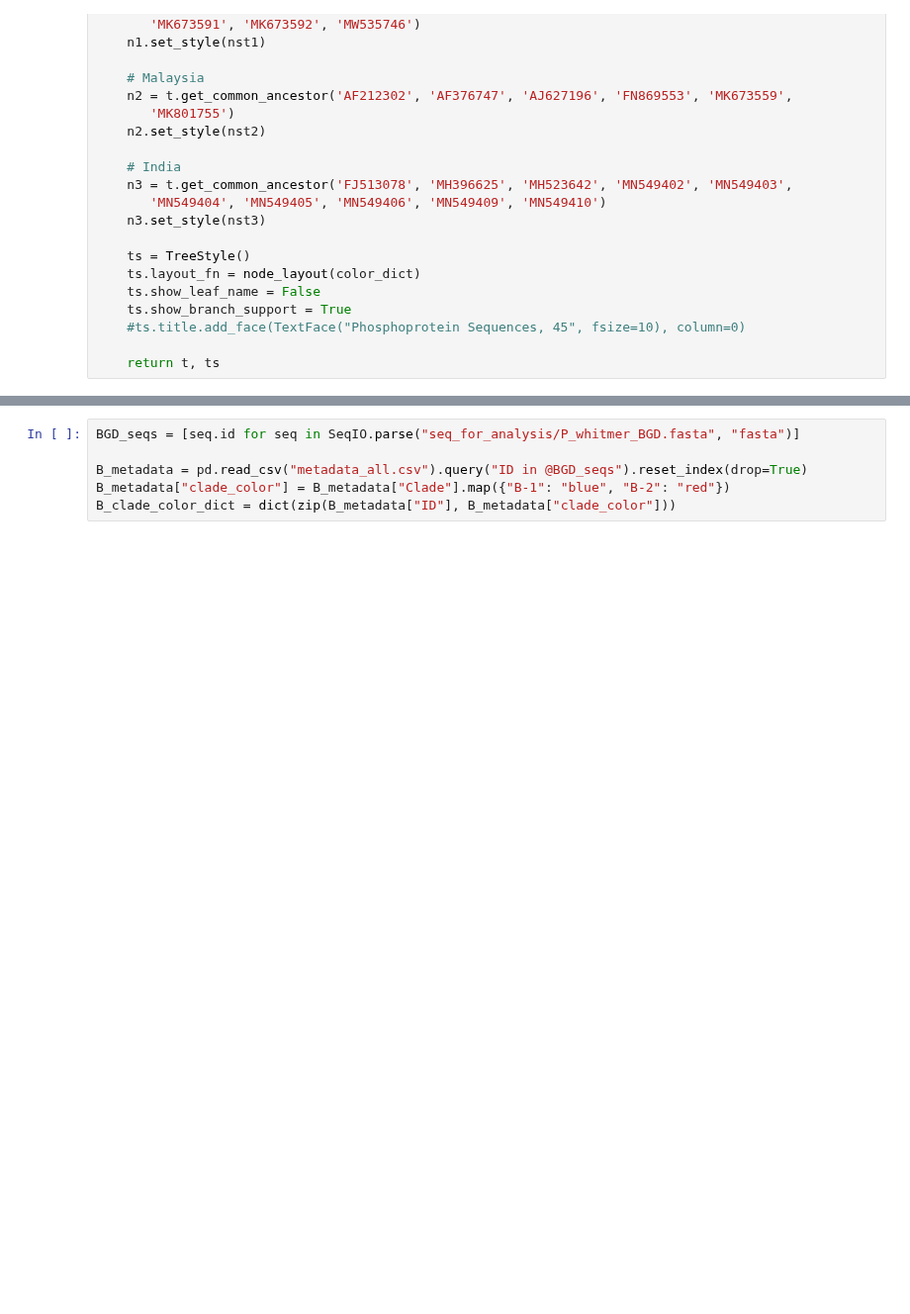
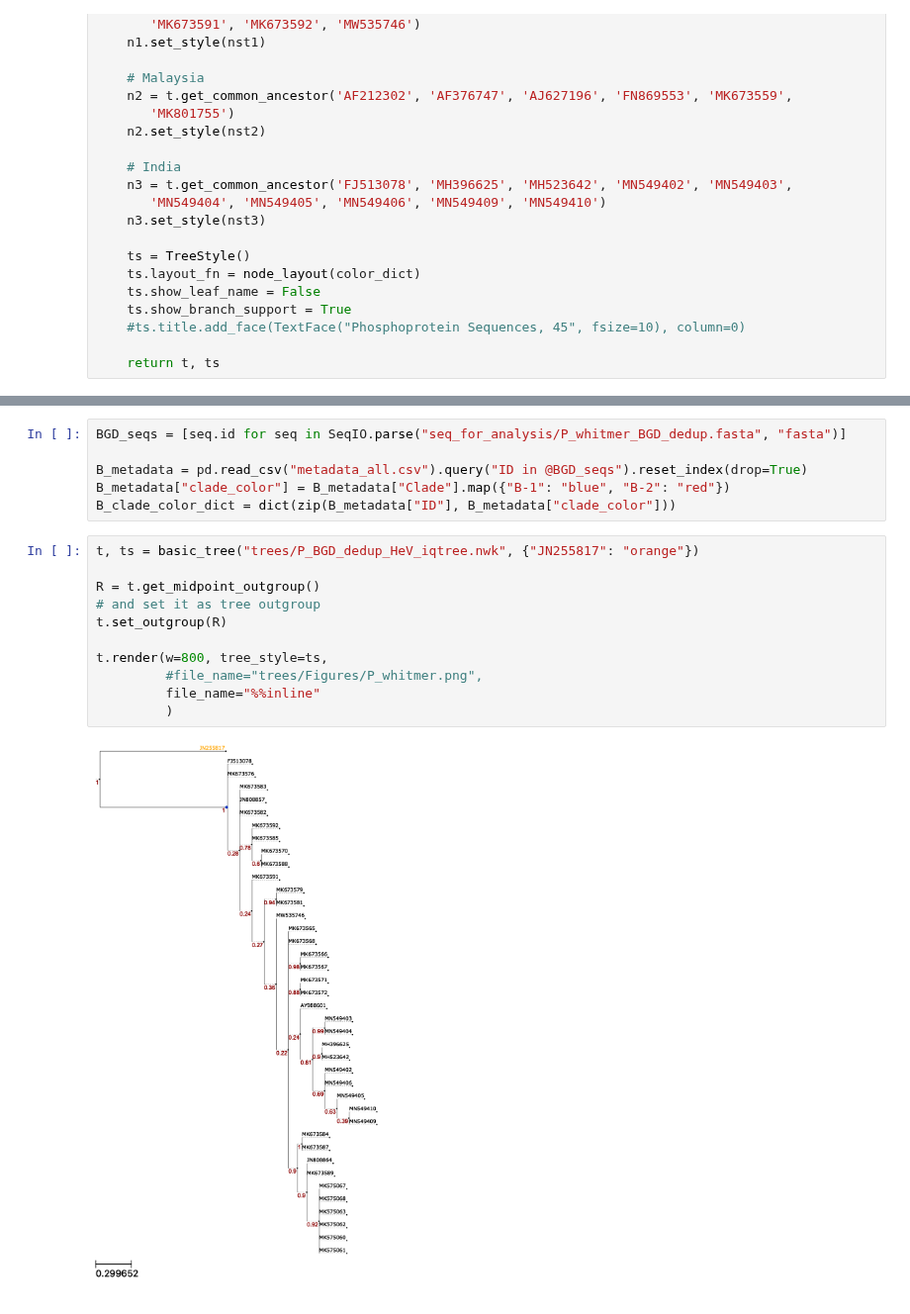
Before and after one commit to sanju99/niv_evo, a Jupyter notebook: trees.ipynb, the cells around one changed output, grey strips where cells are left out. Shown at 99% size. Saved outputs shown, nothing was run; the diff lists cells and outputs as text; blank space fills up the shorter version.

```diff
--- a/trees.ipynb
+++ b/trees.ipynb
@@ -125,7 +147,20 @@ def tree_with_color_swatches(tree_file, color_dict, out_group=None):
 # %%
-BGD_seqs = [seq.id for seq in SeqIO.parse("seq_for_analysis/P_whitmer_BGD.fasta", "fasta")]
+BGD_seqs = [seq.id for seq in SeqIO.parse("seq_for_analysis/P_whitmer_BGD_dedup.fasta", "fasta")]
 
 B_metadata = pd.read_csv("metadata_all.csv").query("ID in @BGD_seqs").reset_index(drop=True)
 B_metadata["clade_color"] = B_metadata["Clade"].map({"B-1": "blue", "B-2": "red"})
 B_clade_color_dict = dict(zip(B_metadata["ID"], B_metadata["clade_color"]))
+# %%
+t, ts = basic_tree("trees/P_BGD_dedup_HeV_iqtree.nwk", {"JN255817": "orange"})
+
+R = t.get_midpoint_outgroup()
+# and set it as tree outgroup
+t.set_outgroup(R)
+
+t.render(w=800, tree_style=ts,
+         #file_name="trees/Figures/P_whitmer.png",
+         file_name="%%inline"
+         )
+# %% [output]
+[figure, added]
 # %%
```
Also changed, not shown: parts of 6 cells of this notebook.
